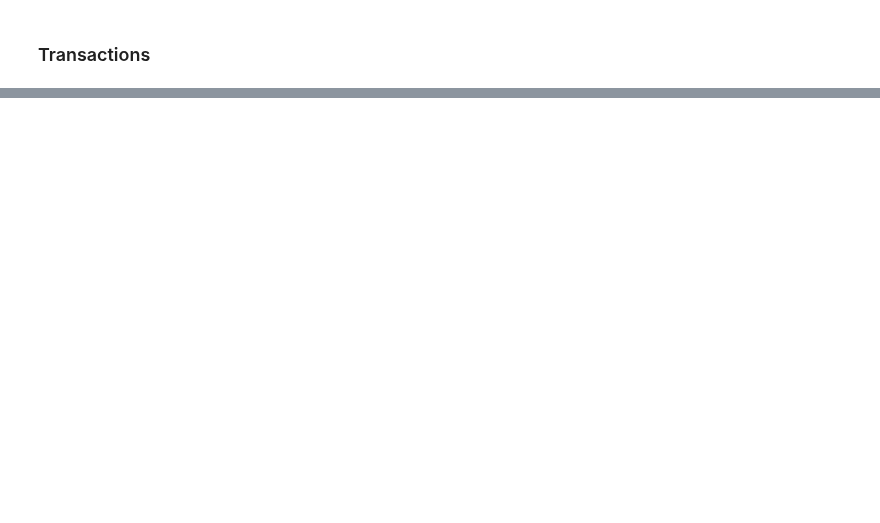
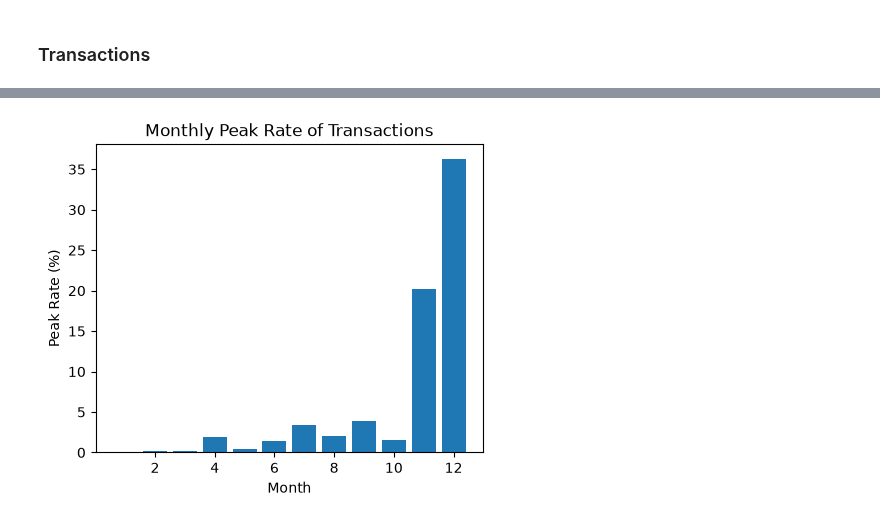
Before and after one commit to Fernandojbf123/Prueba_tecnica_DS, a Jupyter notebook: notebooks/EDA.ipynb, the cells around one changed output, grey strips where cells are left out. Cells and saved outputs as stored; diff of their text form; code cells hidden in the pictures; blank space fills up the shorter version.

```diff
--- a/notebooks/EDA.ipynb
+++ b/notebooks/EDA.ipynb
@@ -281,0 +648,9 @@ sales_by_region.sort_values(ascending=False)
+# %%
+# Contar picos
+p95_by_group = (
+    transactions.groupby(["store_id", "category"])["amount_total"]
+    .transform("quantile", q=0.95)
+)
+
+transactions["peak_p95"] = transactions["amount_total"] > p95_by_group
+transactions["peak_p95"].value_counts()
@@ -281,0 +801,19 @@ sales_by_region.sort_values(ascending=False)
+# %%
+# Revisar la frecuencia de los picos de ingresos según el mes
+# Agrupar las observaciones por mes
+monthly_peaks = (
+    transactions.groupby(transactions["date"].dt.month)
+    ["peak_p95"]
+    .agg(
+        total_observations="count",
+        peak_count="sum",
+        peak_rate="mean"
+    )
+)
+
+monthly_peaks["peak_rate"] = (
+    monthly_peaks["peak_rate"] * 100
+).round(2)
+
+monthly_peaks.index.name = "month"
+monthly_peaks.sort_values("peak_rate", ascending=False)
@@ -281,0 +835,11 @@ sales_by_region.sort_values(ascending=False)
+# %%
+fig, ax = plt.subplots(figsize=(5, 4))
+x = monthly_peaks.index
+y = monthly_peaks["peak_rate"]
+ax.bar(x, y)
+ax.set_xlabel("Month")
+ax.set_ylabel("Peak Rate (%)")
+ax.set_title("Monthly Peak Rate of Transactions")
+plt.show()
+# %% [output]
+[figure, added]
```
Also changed, not shown: parts of 60 cells of this notebook, 7 other files.
